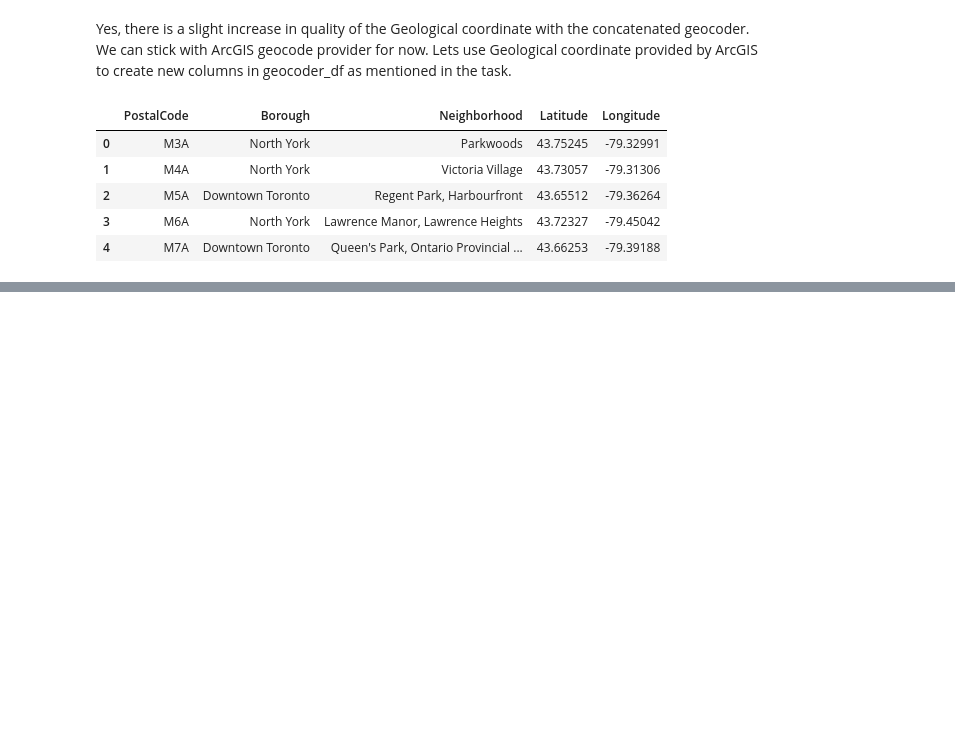
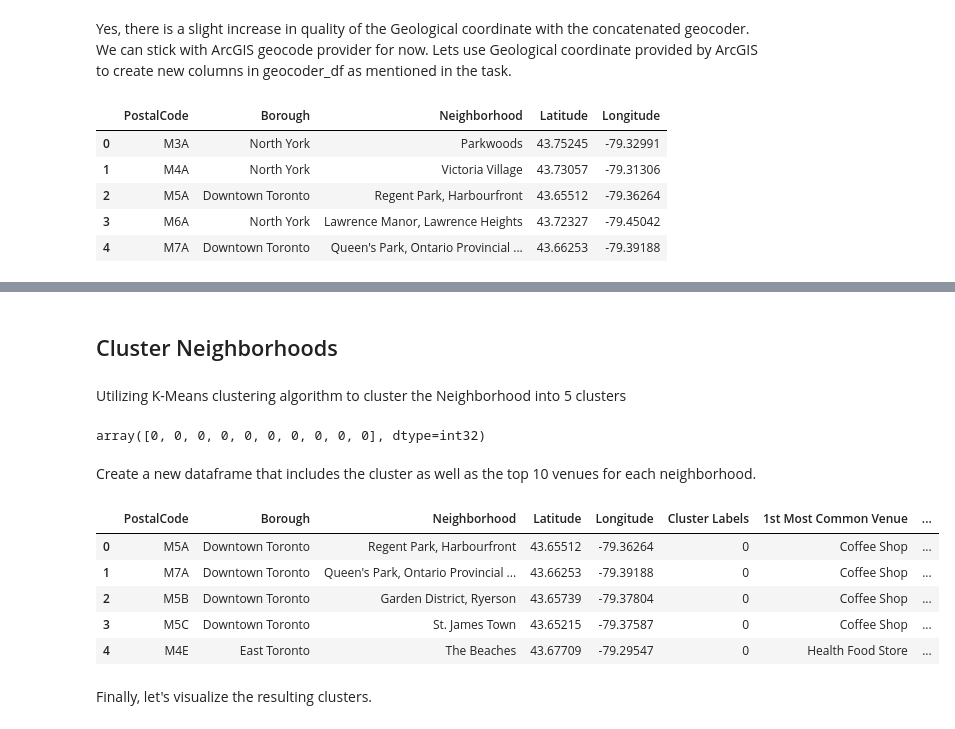
Before and after one commit to MohammedIsmailP/Coursera_Capstone, a Jupyter notebook: Segmenting and Clustering Neighborhoods in Toronto.ipynb, the cells around one changed output, grey strips where cells are left out. Cells and saved outputs as stored; diff of their text form; code cells hidden in the pictures; blank space fills up the shorter version.

```diff
--- a/Segmenting and Clustering Neighborhoods in Toronto.ipynb
+++ b/Segmenting and Clustering Neighborhoods in Toronto.ipynb
@@ -180,0 +570,4 @@ Successfully created new columns - Latitude, Longitude - in geocoder_df
+# %% [markdown]
+## Cluster Neighborhoods
+# %% [markdown]
+Utilizing K-Means clustering algorithm to cluster the Neighborhood into 5 clusters
@@ -180,0 +576,34 @@ Successfully created new columns - Latitude, Longitude - in geocoder_df
+# %%
+# set number of clusters
+kclusters = 5
+
+toronto_grouped_clustering = toronto_grouped.drop('Neighborhood', 1)
+
+# run k-means clustering
+kmeans = KMeans(n_clusters=kclusters, random_state=0).fit(toronto_grouped_clustering)
+
+# check cluster labels generated for each row in the dataframe
+kmeans.labels_[0:10]
+# %% [output]
+array([0, 0, 0, 0, 0, 0, 0, 0, 0, 0], dtype=int32)
+# %% [markdown]
+Create a new dataframe that includes the cluster as well as the top 10 venues for each neighborhood.
+# %%
+# add clustering labels
+neighborhoods_venues_sorted.insert(0, 'Cluster Labels', kmeans.labels_)
+
+toronto_merged = toronto_df
+
+# add latitude/longitude for each neighborhood
+toronto_merged = toronto_merged.join(neighborhoods_venues_sorted.set_index('Neighborhood'), on='Neighborhood')
+
+toronto_merged.head()
+# %% [output]
+|  | PostalCode | Borough | Neighborhood | Latitude | Longitude | Cluster Labels | 1st Most Common Venue | ... |
+| 0 | M5A | Downtown Toronto | Regent Park, Harbourfront | 43.65512 | -79.36264 | 0 | Coffee Shop | ... |
+| 1 | M7A | Downtown Toronto | Queen's Park, Ontario Provincial ... | 43.66253 | -79.39188 | 0 | Coffee Shop | ... |
+| 2 | M5B | Downtown Toronto | Garden District, Ryerson | 43.65739 | -79.37804 | 0 | Coffee Shop | ... |
+| 3 | M5C | Downtown Toronto | St. James Town | 43.65215 | -79.37587 | 0 | Coffee Shop | ... |
+| 4 | M4E | East Toronto | The Beaches | 43.67709 | -79.29547 | 0 | Health Food Store | ... |
+# %% [markdown]
+Finally, let's visualize the resulting clusters.
```
Also changed, not shown: parts of 68 cells of this notebook, 1 other file.
